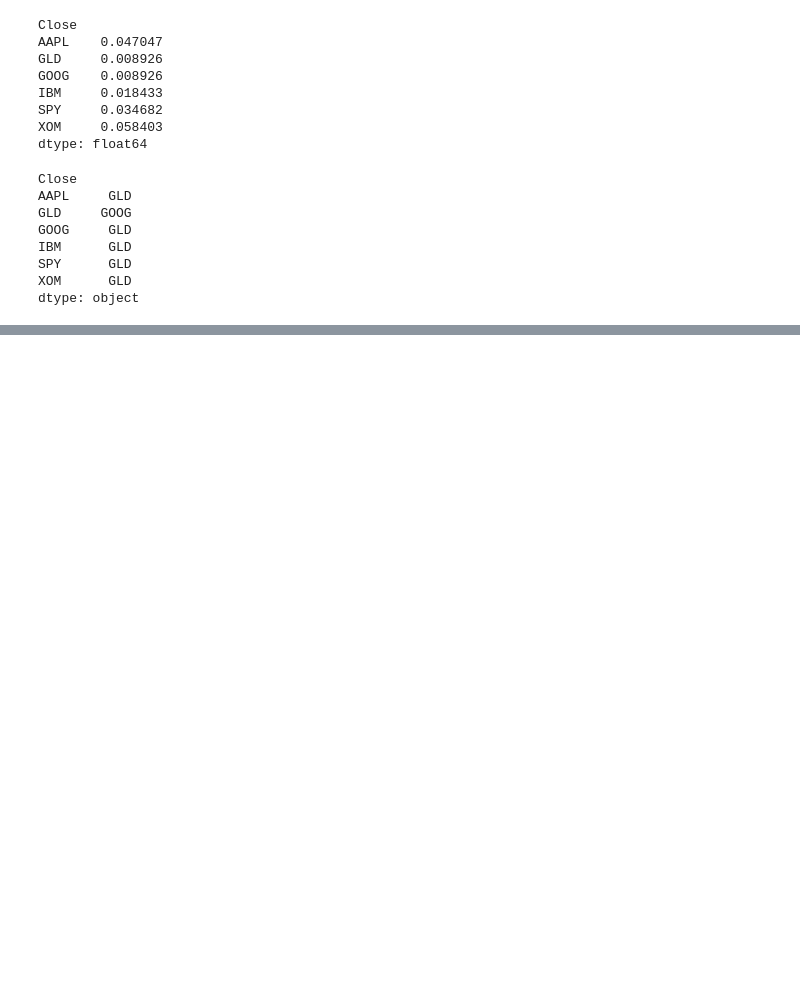
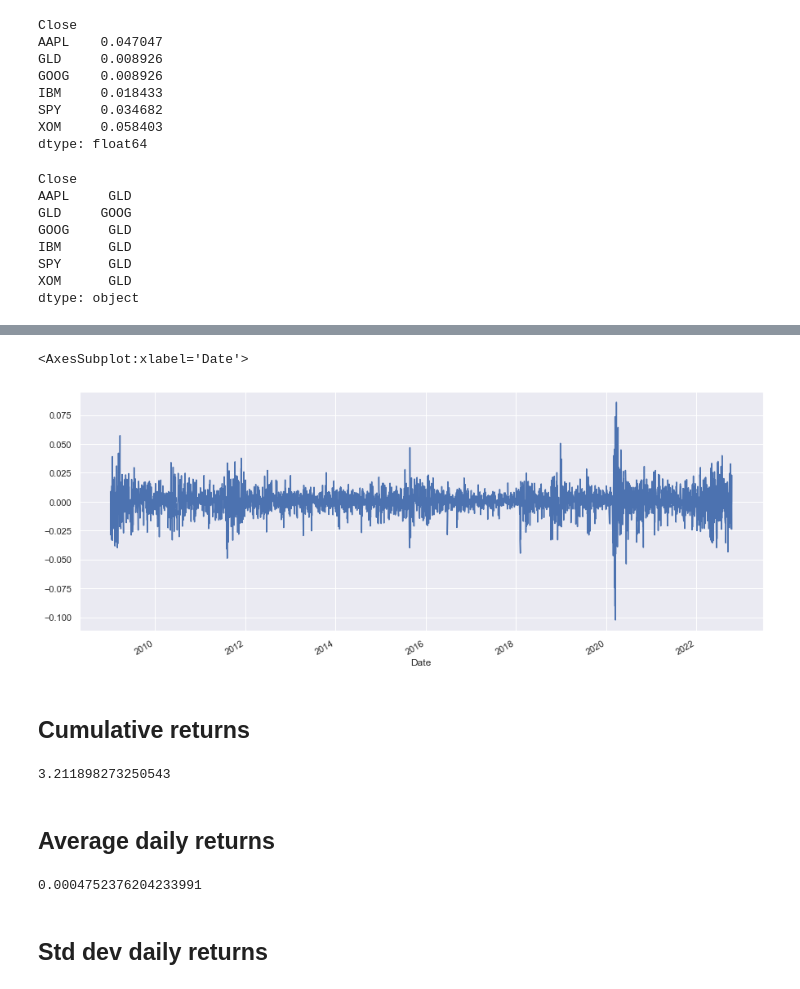
Before and after one commit to mathieugouin/tradesim, a Jupyter notebook: udacity.ipynb, the cells around one changed output, grey strips where cells are left out. Cells and saved outputs as stored; diff of their text form; code cells hidden in the pictures; blank space fills up the shorter version.

```diff
--- a/udacity.ipynb
+++ b/udacity.ipynb
@@ -248,0 +262,21 @@ plot_correlation(pc, 'X.TO', 'TLRY.TO')
+# %%
+daily_rets = port_val.pct_change().iloc[1:]
+# %%
+daily_rets.plot()
+# %% [output]
+<AxesSubplot:xlabel='Date'>
+[figure, added]
+# %% [markdown]
+## Cumulative returns
+# %%
+(port_val[-1] / port_val[0]) - 1
+# %% [output]
+3.211898273250543
+# %% [markdown]
+## Average daily returns
+# %%
+daily_rets.mean()
+# %% [output]
+0.0004752376204233991
+# %% [markdown]
+## Std dev daily returns
```
Also changed, not shown: parts of 25 cells of this notebook.
